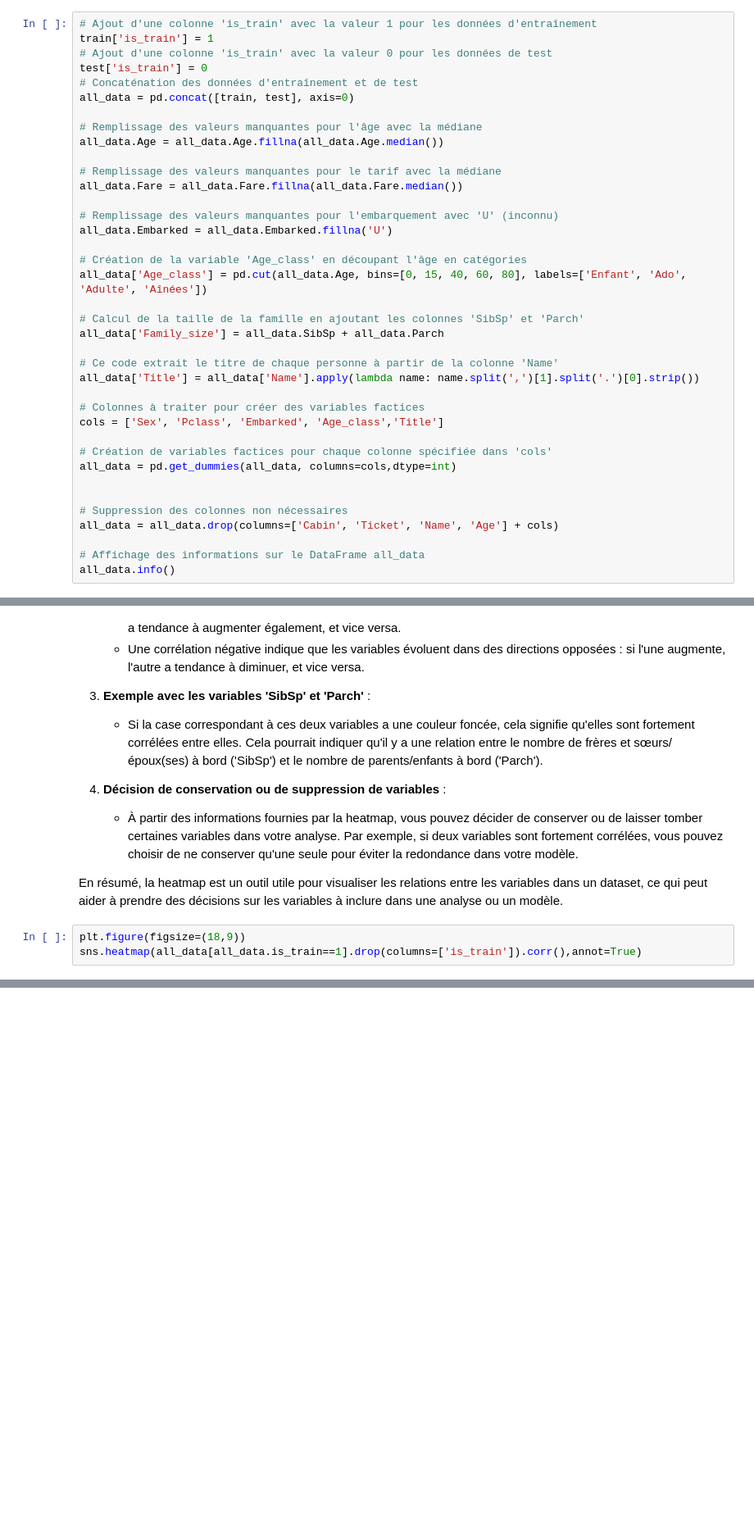
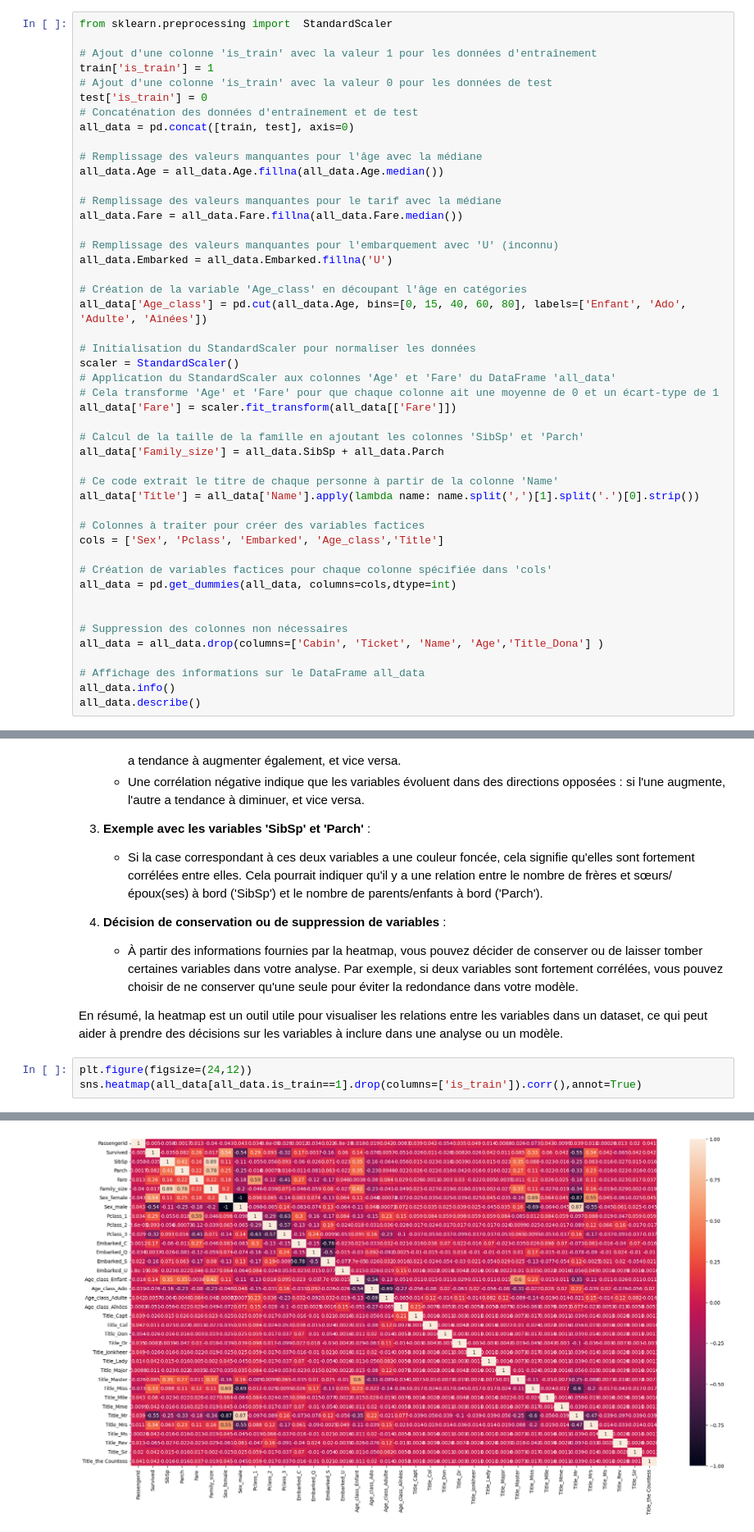
Before and after one commit to x-hub/devoxxfrance2024, a Jupyter notebook: DevoxxFrance2024.ipynb, the cells around one changed output, grey strips where cells are left out. Shown at 82% size. Drawn from its saved outputs; the diff is of its cells as text; blank space fills up the shorter version.

```diff
--- a/DevoxxFrance2024.ipynb
+++ b/DevoxxFrance2024.ipynb
@@ -258,6 +315,8 @@ Ce script Python prépare un ensemble de données pour l'analyse en fusionnant d
 
 Ce prétraitement est essentiel pour préparer les données pour les modèles de machine learning, en s'assurant que les données sont complètes, formatées correctement, et enrichies avec des caractéristiques potentiellement utiles
 # %%
+from sklearn.preprocessing import  StandardScaler
+
 # Ajout d'une colonne 'is_train' avec la valeur 1 pour les données d'entraînement
 train['is_train'] = 1
 # Ajout d'une colonne 'is_train' avec la valeur 0 pour les données de test
@@ -277,6 +336,12 @@ all_data.Embarked = all_data.Embarked.fillna('U')
 # Création de la variable 'Age_class' en découpant l'âge en catégories
 all_data['Age_class'] = pd.cut(all_data.Age, bins=[0, 15, 40, 60, 80], labels=['Enfant', 'Ado', 'Adulte', 'Aînées'])
 
+# Initialisation du StandardScaler pour normaliser les données
+scaler = StandardScaler()
+# Application du StandardScaler aux colonnes 'Age' et 'Fare' du DataFrame 'all_data'
+# Cela transforme 'Age' et 'Fare' pour que chaque colonne ait une moyenne de 0 et un écart-type de 1
+all_data['Fare'] = scaler.fit_transform(all_data[['Fare']])
+
 # Calcul de la taille de la famille en ajoutant les colonnes 'SibSp' et 'Parch'
 all_data['Family_size'] = all_data.SibSp + all_data.Parch
 
@@ -291,7 +356,8 @@ all_data = pd.get_dummies(all_data, columns=cols,dtype=int)
 
 
 # Suppression des colonnes non nécessaires
-all_data = all_data.drop(columns=['Cabin', 'Ticket', 'Name', 'Age'] + cols)
+all_data = all_data.drop(columns=['Cabin', 'Ticket', 'Name', 'Age','Title_Dona'] )
 
 # Affichage des informations sur le DataFrame all_data
 all_data.info()
+all_data.describe()
@@ -317,5 +411,6 @@ L'interprétation de la carte de chaleur (heatmap) dans le contexte du dataset d
 
 En résumé, la heatmap est un outil utile pour visualiser les relations entre les variables dans un dataset, ce qui peut aider à prendre des décisions sur les variables à inclure dans une analyse ou un modèle.
 # %%
-plt.figure(figsize=(18,9))
+plt.figure(figsize=(24,12))
 sns.heatmap(all_data[all_data.is_train==1].drop(columns=['is_train']).corr(),annot=True)
+# %% [output]
@@ -322,3 +418,4 @@ sns.heatmap(all_data[all_data.is_train==1].drop(columns=['is_train']).corr(),ann
+[figure, added]
 # %% [markdown]
 # La validation adversariale
 
```
Also changed, not shown: parts of 13 cells of this notebook, 1 other file.
